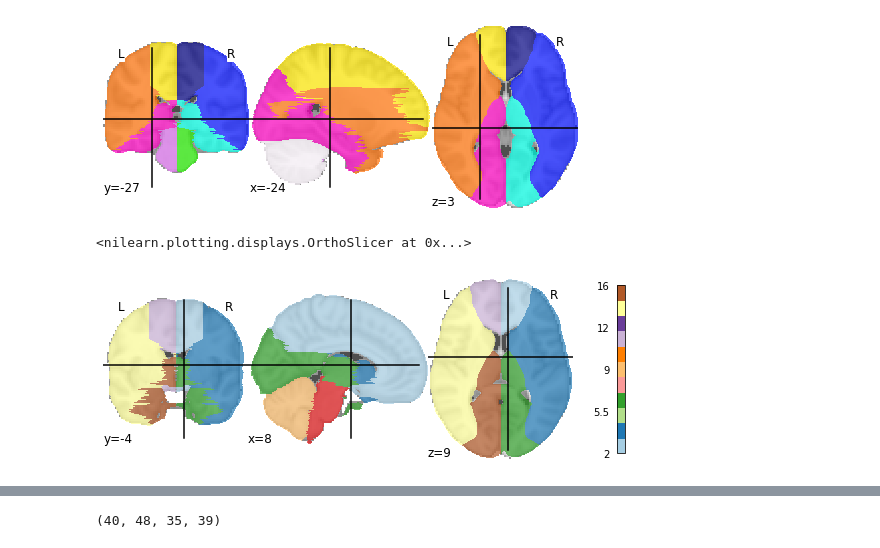
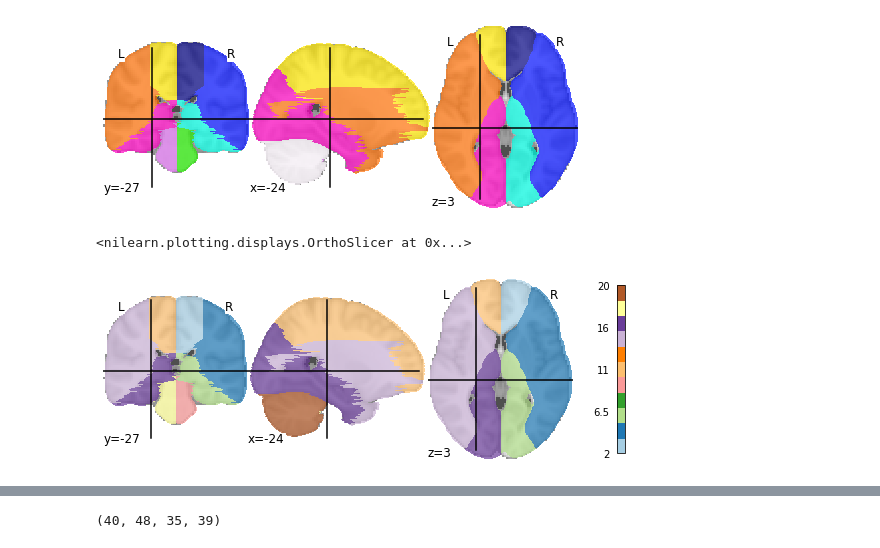
Before and after one commit to zhanghaoyue/stroke_preprocessing, a Jupyter notebook: PWI_map_test.ipynb, the cells around one changed output, grey strips where cells are left out. Saved outputs shown, nothing was run; the diff lists cells and outputs as text; code cells hidden in the pictures.

```diff
--- a/PWI_map_test.ipynb
+++ b/PWI_map_test.ipynb
@@ -11,8 +11,8 @@ from lib.zscore_norm import zscore_normalize
 import numpy as np
 
 
-atlas_folder = "G:/StrokeResearch/vascular territory template/"
-data_test_folder = 'G:/StrokeResearch/vascular territory template/testcase/'
+atlas_folder = "/data/haoyuezhang/data/vascular_territory_template/"
+data_test_folder = '/data/haoyuezhang/data/vascular_territory_template/testcase/'
 atl = atlas_folder+'mni_vascular_territories.nii.gz'
 # %%
 mni_terr = nib.load(atl)
@@ -41,7 +36,7 @@ plotting.plot_roi(mni_terr)
 <nilearn.plotting.displays.OrthoSlicer at 0x...>
 [figure]
 # %%
-plotting.plot_roi(mni_terr,cut_coords=(8, -4, 9), colorbar=True, cmap='Paired')
+plotting.plot_roi(mni_terr, colorbar=True, cmap='Paired')
 # %% [output]
 <nilearn.plotting.displays.OrthoSlicer at 0x...>
-[figure, old version]
+[figure, new version]
```
Also changed, not shown: parts of 23 cells of this notebook, 1 other file.
